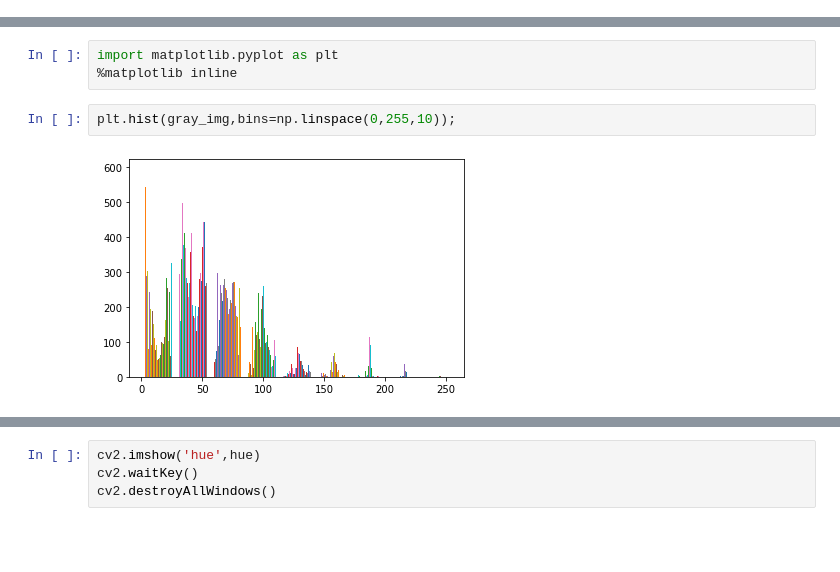
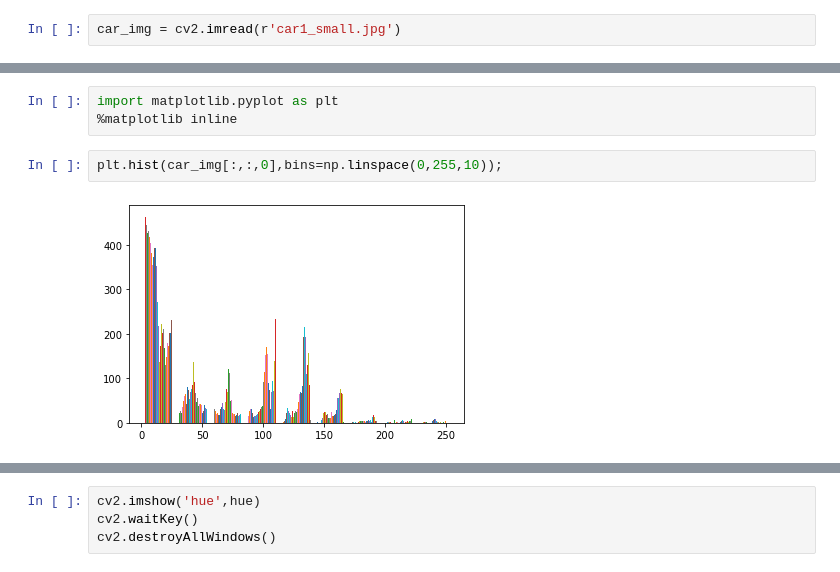
Before and after one commit to faridhn2/computer_vision_tutorial, a Jupyter notebook: cv_codes/l06-cv.ipynb, the cells around one changed output, grey strips where cells are left out. Saved outputs shown, nothing was run; the diff lists cells and outputs as text; blank space fills up the shorter version.

```diff
--- a/cv_codes/l06-cv.ipynb
+++ b/cv_codes/l06-cv.ipynb
@@ -317,0 +410,2 @@ filter_color(husky,90,135)
+# %%
+car_img = cv2.imread(r'car1_small.jpg')
@@ -362,6 +458,6 @@ filter_color_black(cat,100,125,writeimage=True,filename=r'D:\rasa_tutorial\CV\in
 import matplotlib.pyplot as plt
 %matplotlib inline
 # %%
-plt.hist(gray_img,bins=np.linspace(0,255,10));
+plt.hist(car_img[:,:,0],bins=np.linspace(0,255,10));
 # %% [output]
-[figure, old version]
+[figure, new version]
```
Also changed, not shown: parts of 91 cells of this notebook, 6 other files.
